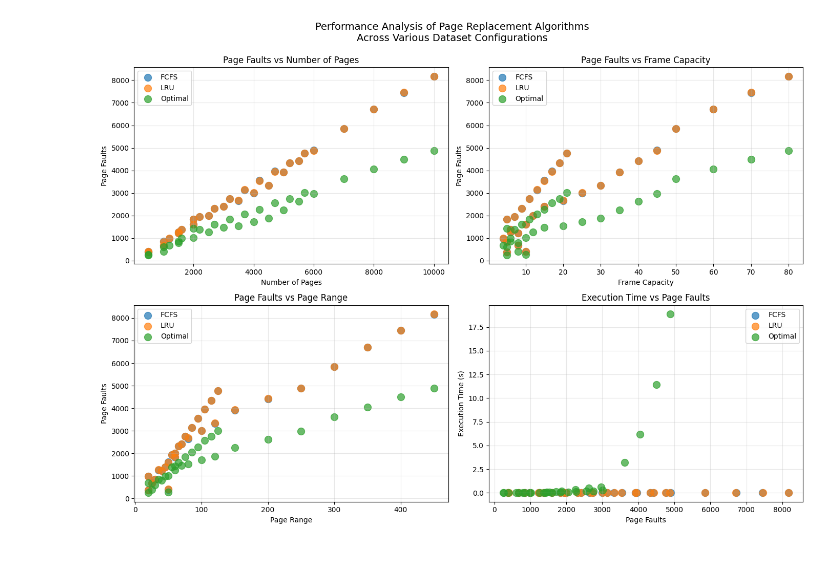
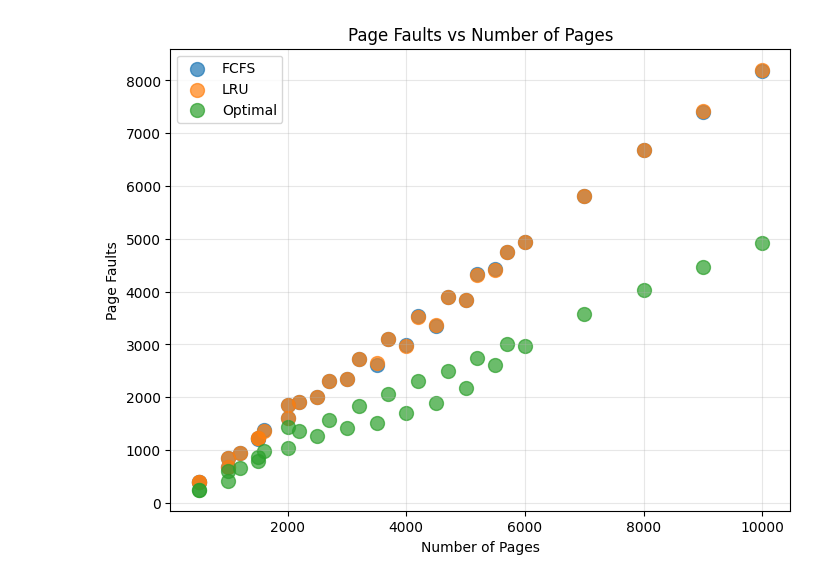
Before and after one commit to aryamaddel/OS-Algorithms, a Jupyter notebook: page-replacement.ipynb, the cells around one changed output. Cells and saved outputs as stored; diff of their text form; code cells hidden in the pictures.

```diff
--- a/page-replacement.ipynb
+++ b/page-replacement.ipynb
@@ -149,76 +155,80 @@ print(results_df)
 # %%
-fig, axes = plt.subplots(2, 2, figsize=(14, 10))
+# Plot the results using matplotlib to visualize performance separately
 
-axes[0, 0].scatter(
+# Plot 1: Page Faults vs Number of Pages
+plt.figure(figsize=(8, 6))
+plt.scatter(
     results_df["num_pages"], results_df["fcfs_faults"], label="FCFS", alpha=0.7, s=100
 )
-axes[0, 0].scatter(
+plt.scatter(
     results_df["num_pages"], results_df["lru_faults"], label="LRU", alpha=0.7, s=100
 )
-axes[0, 0].scatter(
+plt.scatter(
     results_df["num_pages"], results_df["opt_faults"], label="Optimal", alpha=0.7, s=100
 )
-axes[0, 0].set_xlabel("Number of Pages")
-axes[0, 0].set_ylabel("Page Faults")
-axes[0, 0].set_title("Page Faults vs Number of Pages")
-axes[0, 0].legend()
-axes[0, 0].grid(True, alpha=0.3)
+plt.xlabel("Number of Pages")
+plt.ylabel("Page Faults")
+plt.title("Page Faults vs Number of Pages")
+plt.legend()
+plt.grid(True, alpha=0.3)
+plt.show()
 
-axes[0, 1].scatter(
+# Plot 2: Page Faults vs Frame Capacity
+plt.figure(figsize=(8, 6))
+plt.scatter(
     results_df["capacity"], results_df["fcfs_faults"], label="FCFS", alpha=0.7, s=100
 )
-axes[0, 1].scatter(
+plt.scatter(
     results_df["capacity"], results_df["lru_faults"], label="LRU", alpha=0.7, s=100
 )
-axes[0, 1].scatter(
+plt.scatter(
     results_df["capacity"], results_df["opt_faults"], label="Optimal", alpha=0.7, s=100
 )
-axes[0, 1].set_xlabel("Frame Capacity")
-axes[0, 1].set_ylabel("Page Faults")
-axes[0, 1].set_title("Page Faults vs Frame Capacity")
-axes[0, 1].legend()
-axes[0, 1].grid(True, alpha=0.3)
+plt.xlabel("Frame Capacity")
+plt.ylabel("Page Faults")
+plt.title("Page Faults vs Frame Capacity")
+plt.legend()
+plt.grid(True, alpha=0.3)
+plt.show()
 
-axes[1, 0].scatter(
+# Plot 3: Page Faults vs Page Range
+plt.figure(figsize=(8, 6))
+plt.scatter(
     results_df["page_range"], results_df["fcfs_faults"], label="FCFS", alpha=0.7, s=100
 )
-axes[1, 0].scatter(
+plt.scatter(
     results_df["page_range"], results_df["lru_faults"], label="LRU", alpha=0.7, s=100
 )
-axes[1, 0].scatter(
+plt.scatter(
     results_df["page_range"],
     results_df["opt_faults"],
     label="Optimal",
     alpha=0.7,
     s=100,
 )
-axes[1, 0].set_xlabel("Page Range")
-axes[1, 0].set_ylabel("Page Faults")
-axes[1, 0].set_title("Page Faults vs Page Range")
-axes[1, 0].legend()
-axes[1, 0].grid(True, alpha=0.3)
+plt.xlabel("Page Range")
+plt.ylabel("Page Faults")
+plt.title("Page Faults vs Page Range")
+plt.legend()
+plt.grid(True, alpha=0.3)
+plt.show()
 
-axes[1, 1].scatter(
+# Plot 4: Execution Time vs Page Faults
+plt.figure(figsize=(8, 6))
+plt.scatter(
     results_df["fcfs_faults"], results_df["fcfs_time"], label="FCFS", alpha=0.7, s=100
 )
-axes[1, 1].scatter(
+plt.scatter(
     results_df["lru_faults"], results_df["lru_time"], label="LRU", alpha=0.7, s=100
 )
-axes[1, 1].scatter(
+plt.scatter(
     results_df["opt_faults"], results_df["opt_time"], label="Optimal", alpha=0.7, s=100
 )
-axes[1, 1].set_xlabel("Page Faults")
-axes[1, 1].set_ylabel("Execution Time (s)")
-axes[1, 1].set_title("Execution Time vs Page Faults")
-axes[1, 1].legend()
-axes[1, 1].grid(True, alpha=0.3)
-
-plt.suptitle(
-    "Performance Analysis of Page Replacement Algorithms\nAcross Various Dataset Configurations",
-    fontsize=14,
-    y=0.995,
-)
-plt.tight_layout()
+plt.xlabel("Page Faults")
+plt.ylabel("Execution Time (s)")
+plt.title("Execution Time vs Page Faults")
+plt.legend()
+plt.grid(True, alpha=0.3)
 plt.show()
 # %% [output]
-[figure, old version]
+[figure, new version]
```
Also changed, not shown: parts of 7 cells of this notebook, 3 other files.
